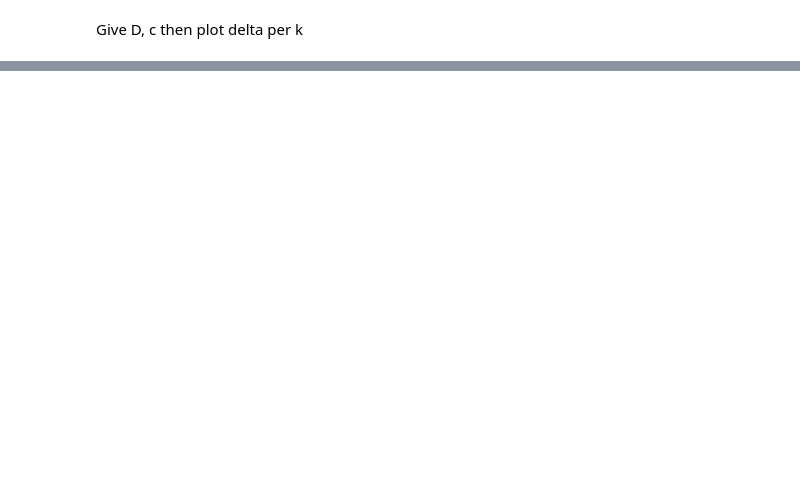
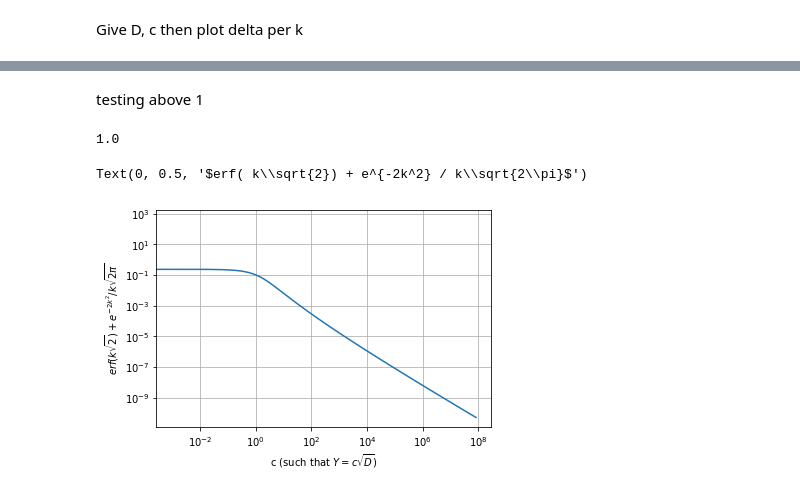
Before and after one commit to marwahaha/qaoa-local-competitors, a Jupyter notebook: probHRSS.ipynb, the cells around one changed output, grey strips where cells are left out. Saved outputs shown, nothing was run; the diff lists cells and outputs as text; code cells hidden in the pictures; blank space fills up the shorter version.

```diff
--- a/probHRSS.ipynb
+++ b/probHRSS.ipynb
@@ -677,0 +609,17 @@ plt.plot(inps, e**(2*inps**2) * (1 - erf(inps*2**0.5)))
+# %% [markdown]
+testing above 1
+# %%
+min(outs)
+# %% [output]
+1.0
+# %%
+inps = np.linspace(0.001, 3, 10000)
+c=0.5 * e**(2*inps**2)*erf(inps*2**0.5)*(2*pi)**0.5 - 1/(2*inps)
+outs = erf(inps*2**0.5) + e**(-2*inps**2)/inps * (2*pi)**-0.5
+plt.loglog(c,outs - 1)
+plt.grid()
+plt.xlabel('c (such that $Y = c \sqrt{D}$)')
+plt.ylabel('$erf( k\sqrt{2}) + e^{-2k^2} / k\sqrt{2\pi}$')
+# %% [output]
+Text(0, 0.5, '$erf( k\\sqrt{2}) + e^{-2k^2} / k\\sqrt{2\\pi}$')
+[figure, added]
```
Also changed, not shown: parts of 34 cells of this notebook, 14 other files.
